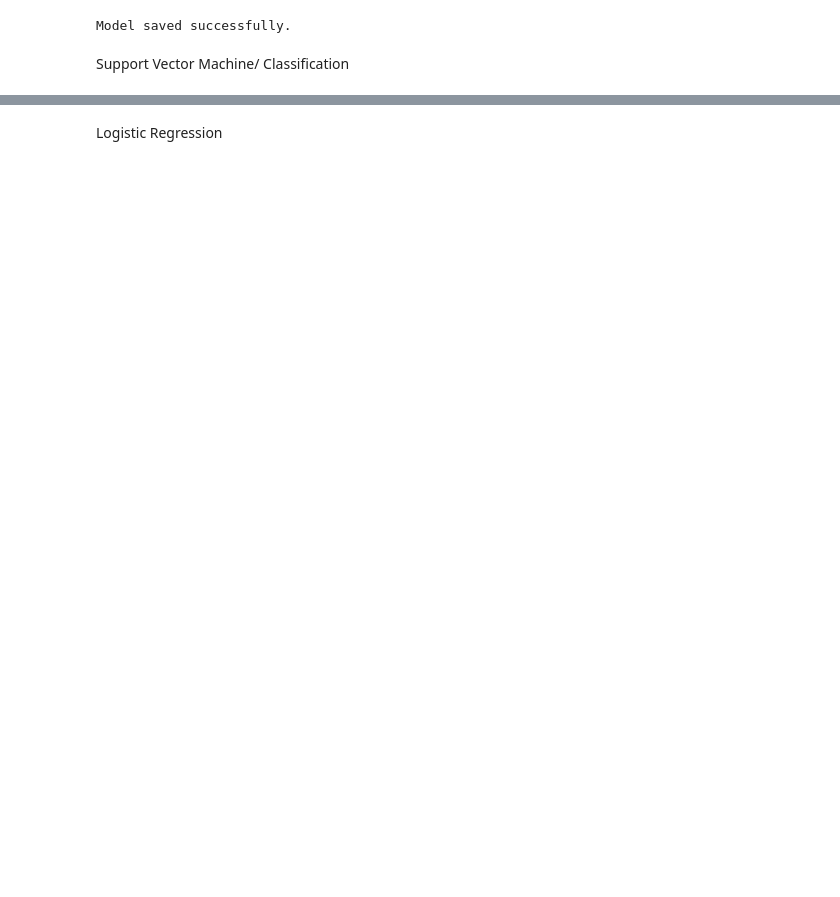
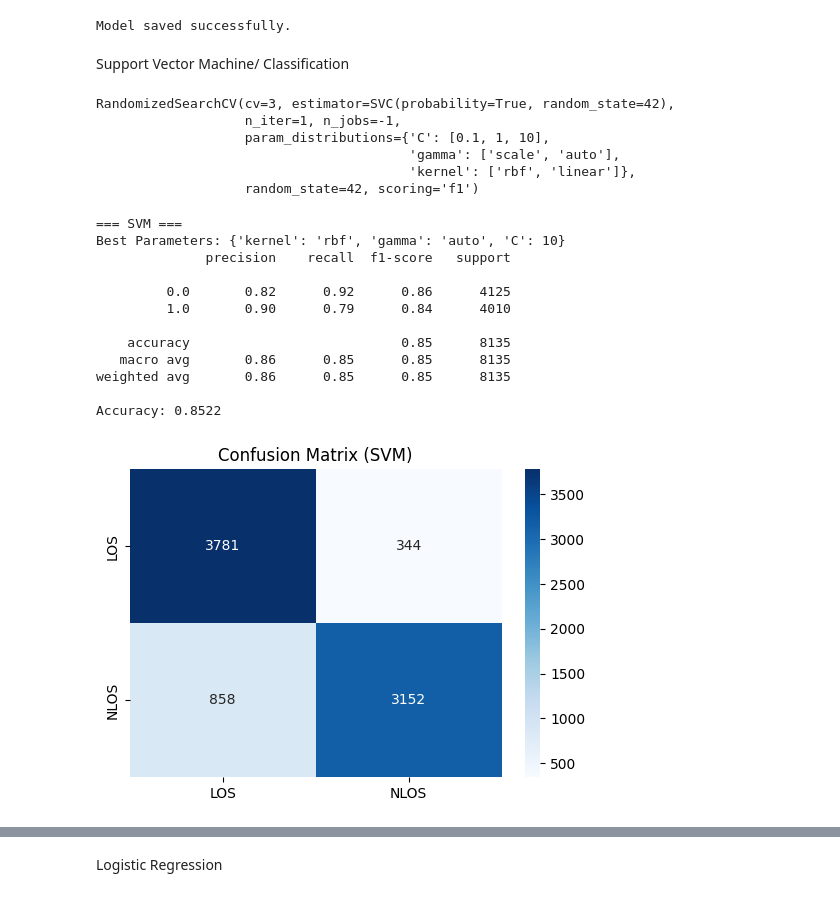
Before and after one commit to larryhokinghonh/LOS-NLOS-DA, a Jupyter notebook: notebooks/modelling.ipynb, the cells around one changed output, grey strips where cells are left out. Cells and saved outputs as stored; diff of their text form; code cells hidden in the pictures; blank space fills up the shorter version.

```diff
--- a/notebooks/modelling.ipynb
+++ b/notebooks/modelling.ipynb
@@ -112,31 +112,52 @@ svc_param_grid = {
 svm_random_search = RandomizedSearchCV(
     svc_clf,
     svc_param_grid,
-    n_iter=10,  # Try 10 random combinations
-    cv=StratifiedKFold(n_splits=3, shuffle=True, random_state=42),  # Fewer folds for speed
+    n_iter=1,  # Try 1 random combinations
+    cv=3,  # Fewer folds for speed
     scoring='f1',
     n_jobs=-1,
     random_state=42
 )
-svm_random_search.fit(X_train_scaled, y_class_train)
+svm_random_search.fit(X_train_top_scaled, y_class_train)
+# %% [output]
+RandomizedSearchCV(cv=3, estimator=SVC(probability=True, random_state=42),
+                   n_iter=1, n_jobs=-1,
+                   param_distributions={'C': [0.1, 1, 10],
+                                        'gamma': ['scale', 'auto'],
+                                        'kernel': ['rbf', 'linear']},
+                   random_state=42, scoring='f1')
 # %%
 # Support Vector Machine/ Classification Model & Evaluation
 best_svc = svm_random_search.best_estimator_
-y_pred_svc = best_svc.predict(X_test_scaled)
+y_pred_svc = best_svc.predict(X_test_top_scaled)
 
 print("\n=== SVM ===")
 print(f"Best Parameters: {svm_random_search.best_params_}")
 print(classification_report(y_class_test, y_pred_svc))
 print(f"Accuracy: {accuracy_score(y_class_test, y_pred_svc):.4f}")
 
 # Confusion Matrix
 plt.figure(figsize=(6, 4))
 sns.heatmap(confusion_matrix(y_class_test, y_pred_svc),
             annot=True, fmt='d', cmap='Blues',
             xticklabels=['LOS', 'NLOS'],
             yticklabels=['LOS', 'NLOS'])
 plt.title('Confusion Matrix (SVM)')
 plt.show()
+# %% [output]
+=== SVM ===
+Best Parameters: {'kernel': 'rbf', 'gamma': 'auto', 'C': 10}
+              precision    recall  f1-score   support
+
+         0.0       0.82      0.92      0.86      4125
+         1.0       0.90      0.79      0.84      4010
+
+    accuracy                           0.85      8135
+   macro avg       0.86      0.85      0.85      8135
+weighted avg       0.86      0.85      0.85      8135
+
+Accuracy: 0.8522
+[figure, added]
 # %%
 # Save the Support Vector Machine/ Classification model
 joblib.dump(best_svc, '../models/best_svc_model.joblib')
```
Also changed, not shown: parts of 14 cells of this notebook, 10 other files.
